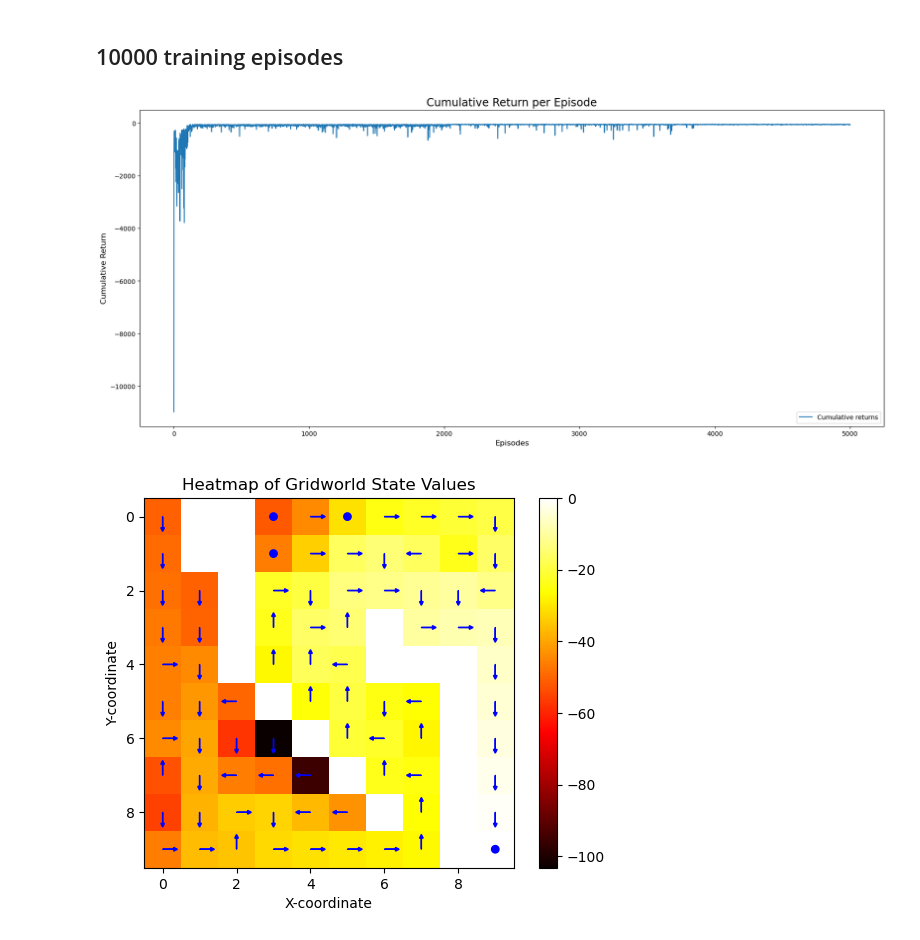
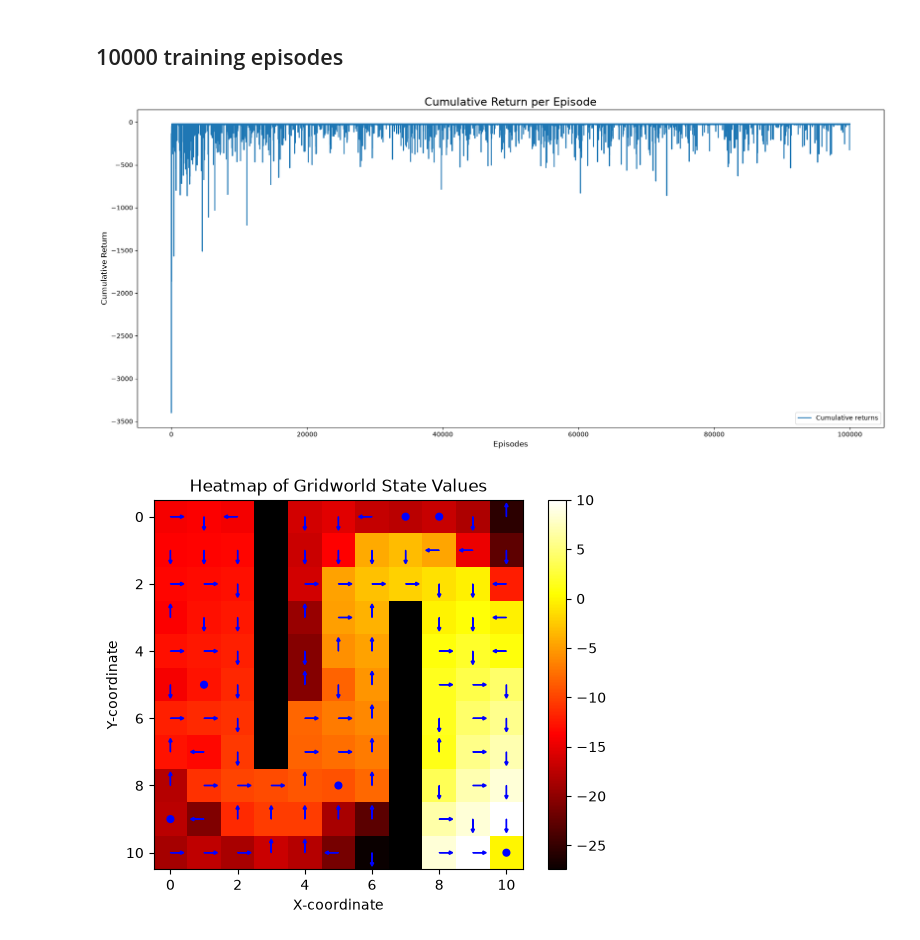
Before and after one commit to iltramont/RL_Grid_World, a Jupyter notebook: main_MontecarloAgent.ipynb, the cells around one changed output. Cells and saved outputs as stored; diff of their text form; code cells hidden in the pictures.

```diff
--- a/main_MontecarloAgent.ipynb
+++ b/main_MontecarloAgent.ipynb
@@ -14,25 +12,25 @@ np.random.seed(42)
 ## Constants
 # %%
 MALFUNCTION_PROBABILITY = 0.0
-EPSILON = 0.5
-MIN_EPSILON = 0.1
+MIN_EPSILON = 0.01
 ALPHA_EPSILON = 2/3
 DELAY = 0.001
-DISCOUNT_FACTOR = 1
-Q_DISCOUNT_FACTOR = 1
+DISCOUNT_FACTOR = 0.95
 # %% [markdown]
 ## Initialize environment
 # %%
 plt.style.use("default")
-size = (10, 10)
-obstacles = [(0,1), (0,2), (1, 1), (1,2), (2,2), (3,2), (4,2), (5,3), (6,4), (7,5), (8,6), (4,6), (3,6), (9,8), (8,8), (7,8), (6,8), (5,8), (4,8), (4,7)]
+size = (11, 11)
+obstacles = [(0,3), (1,3), (2,3), (3,3), (4,3), (5,3), (6,3), (7,3),
+             (3,7), (4,7), (5,7), (6,7), (7,7), (8,7), (9,7), (10,7)]
 position = (0, 0)
-target = (9, 9)
+target = (10, 10)
 
 env = GridWorldEnvironment(size=size,
                           obstacles=obstacles,
                           position=position,
                           target=target,
                           malfunction_probability=MALFUNCTION_PROBABILITY)
+
 env.display()
 # %% [output]
@@ -53,13 +55,18 @@ mc_agent.plot_value_table();
 ## 10000 training episodes
 # %%
 env.reset()
-training_episodes = 5000
-plot_frequency = 50
-mc_agent = MontecarloAgent(env, discount_factor=DISCOUNT_FACTOR, epsilon=EPSILON, min_epsilon=MIN_EPSILON, q_discount_factor=Q_DISCOUNT_FACTOR, alpha_epsilon=ALPHA_EPSILON)
+training_episodes = 100_000
+plot_frequency = 100
+mc_agent = MontecarloAgent(env,
+                           discount_factor=DISCOUNT_FACTOR,
+                           min_epsilon=MIN_EPSILON,
+                           alpha_epsilon=ALPHA_EPSILON,
+                           max_iter=10_000)
+
 mc_agent.train(n_episodes=training_episodes, plot=True, plot_frequency=plot_frequency)
 mc_agent.plot_value_table();
 # %% [output]
-[figure, old version]
+[figure, new version]
-[figure, old version]
+[figure, new version]
 # %%
 mc_agent.env.reset()
```
Also changed, not shown: parts of 4 cells of this notebook, 3 other files.
